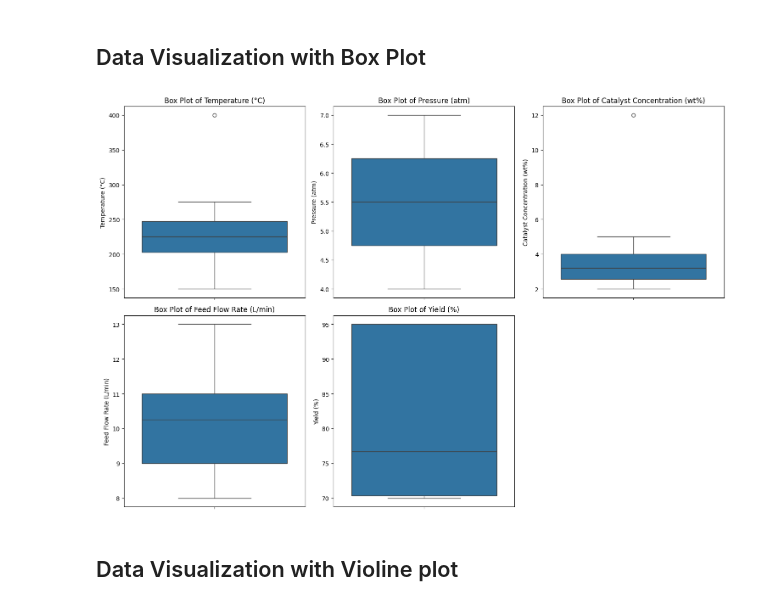
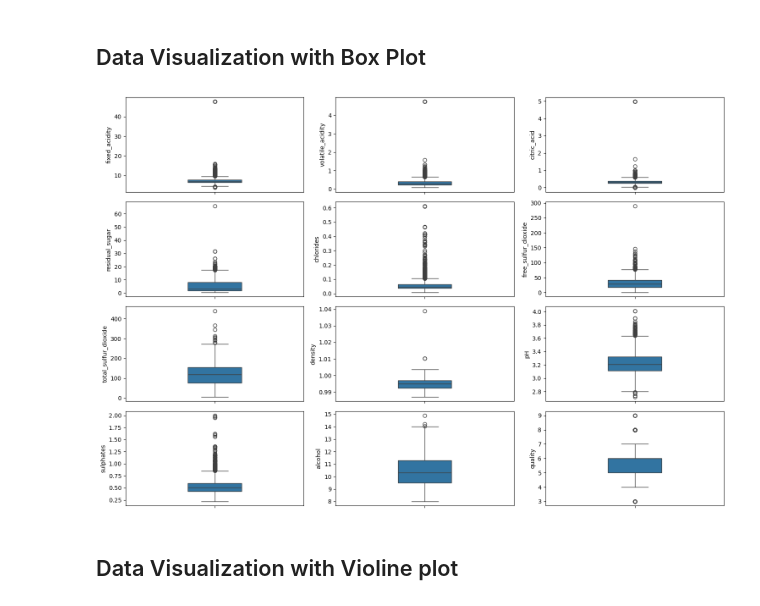
Before and after one commit to dissabnd/Applied-AI-in-Chemical-and-Process-Engineering, a Jupyter notebook: 2_MLpipeline.ipynb, the cells around one changed output. Saved outputs shown, nothing was run; the diff lists cells and outputs as text; code cells hidden in the pictures.

```diff
--- a/2_MLpipeline.ipynb
+++ b/2_MLpipeline.ipynb
@@ -39,7 +39,7 @@ from sklearn.impute import SimpleImputer
 # %% [markdown]
 # Data Preperation
 # %%
-df = pd.read_csv('https://raw.githubusercontent.com/dissabnd/Applied-AI-in-Chemical-and-Process-Engineering/refs/heads/main/data/Wine_Quality_Data_updated.csv')
+df = pd.read_csv('https://raw.githubusercontent.com/dissabnd/Applied-AI-in-Chemical-and-Process-Engineering/refs/heads/main/data/Wine_Quality_Data_noisy.csv')
 # %%
 # prompt: list all columns
 
@@ -97,0 +75,9 @@ dfnum
+# %%
+# prompt: make a new table (dfnum) without last column of df
+
+# Remove the last column
+dfnum = df.iloc[:, :-1]
+
+
+# Display the first few rows of the new dataframe
+dfnum
@@ -177,15 +201,14 @@ dfnum3.describe()
 # %%
 # prompt: create box plots for all variables in multiple plots in single figure. show outliers
 
 plt.figure(figsize=(15, 10))
 for i, var in enumerate(dfnum3.columns):
-    plt.subplot(2, 3, i + 1)
-    sns.boxplot(y=df[var], showfliers=True)
-    plt.title(f'Box Plot of {var}')
+    plt.subplot(4, 3, i + 1)
+    sns.boxplot(y=df[var], showfliers=True, width=.3)
 plt.tight_layout()
 plt.show()
 # %% [output]
-[figure, old version]
+[figure, new version]
 # %% [markdown]
 ## Data Visualization with Violine plot
 # %%
```
Also changed, not shown: parts of 13 cells of this notebook.
